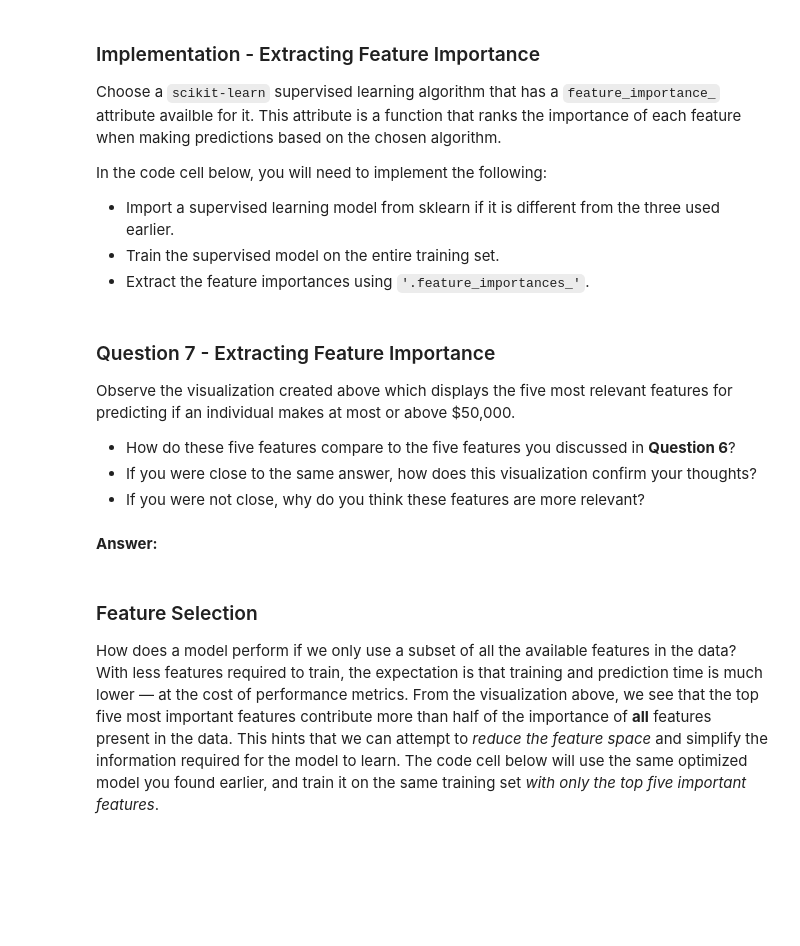
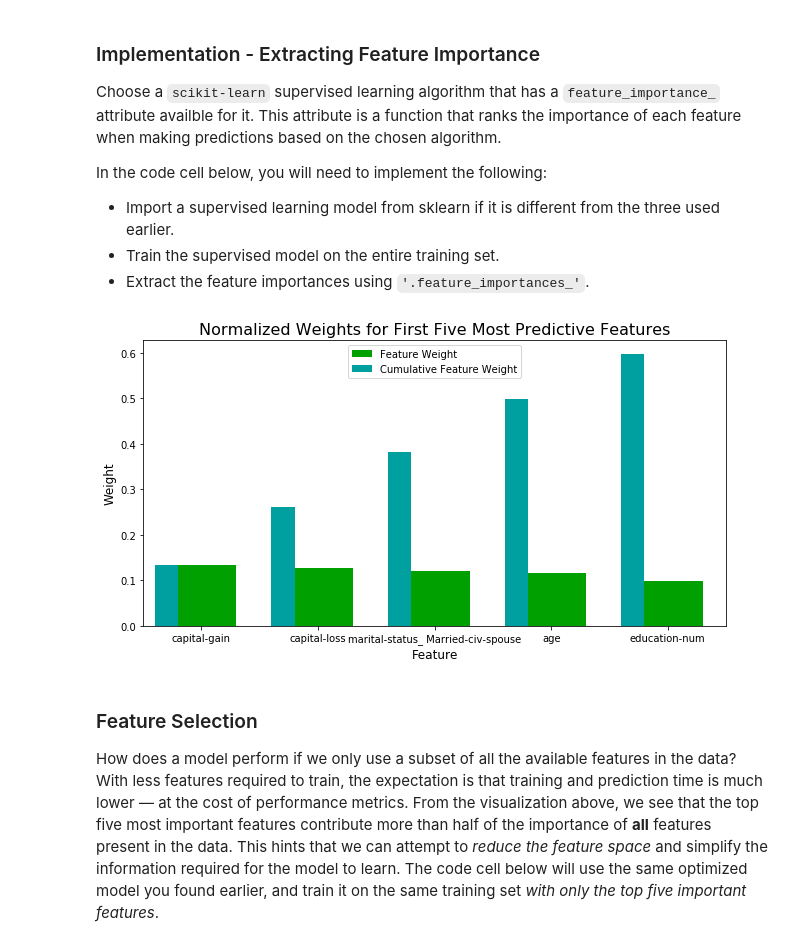
Before and after one commit to SetCodesToFire/finding_donors, a Jupyter notebook: finding_donors.ipynb, the cells around one changed output. Drawn from its saved outputs; the diff is of its cells as text; code cells hidden in the pictures; blank space fills up the shorter version.

```diff
--- a/finding_donors.ipynb
+++ b/finding_donors.ipynb
@@ -552,26 +449,19 @@ In the code cell below, you will need to implement the following:
  - Extract the feature importances using `'.feature_importances_'`.
 # %%
 # TODO: Import a supervised learning model that has 'feature_importances_'
-clf = AdaBoostClassifier(random_state=543)
+clf = GradientBoostingClassifier(random_state=10)
 
 # TODO: Train the supervised model on the training set using .fit(X_train, y_train)
 model = clf.fit(X_train,y_train)
 
 
 # TODO: Extract the feature importances using .feature_importances_
 importances = clf.feature_importances_
 
 # Plot
 vs.feature_plot(importances, X_train, y_train)
+# %% [output]
+[figure, added]
-# %% [markdown]
-### Question 7 - Extracting Feature Importance
-
-Observe the visualization created above which displays the five most relevant features for predicting if an individual makes at most or above \$50,000.
-* How do these five features compare to the five features you discussed in **Question 6**?
-* If you were close to the same answer, how does this visualization confirm your thoughts?
-* If you were not close, why do you think these features are more relevant?
-# %% [markdown]
-**Answer:**
 # %% [markdown]
 ### Feature Selection
 How does a model perform if we only use a subset of all the available features in the data? With less features required to train, the expectation is that training and prediction time is much lower — at the cost of performance metrics. From the visualization above, we see that the top five most important features contribute more than half of the importance of **all** features present in the data. This hints that we can attempt to *reduce the feature space* and simplify the information required for the model to learn. The code cell below will use the same optimized model you found earlier, and train it on the same training set *with only the top five important features*.
```
Also changed, not shown: parts of 24 cells of this notebook, 1 other file.
